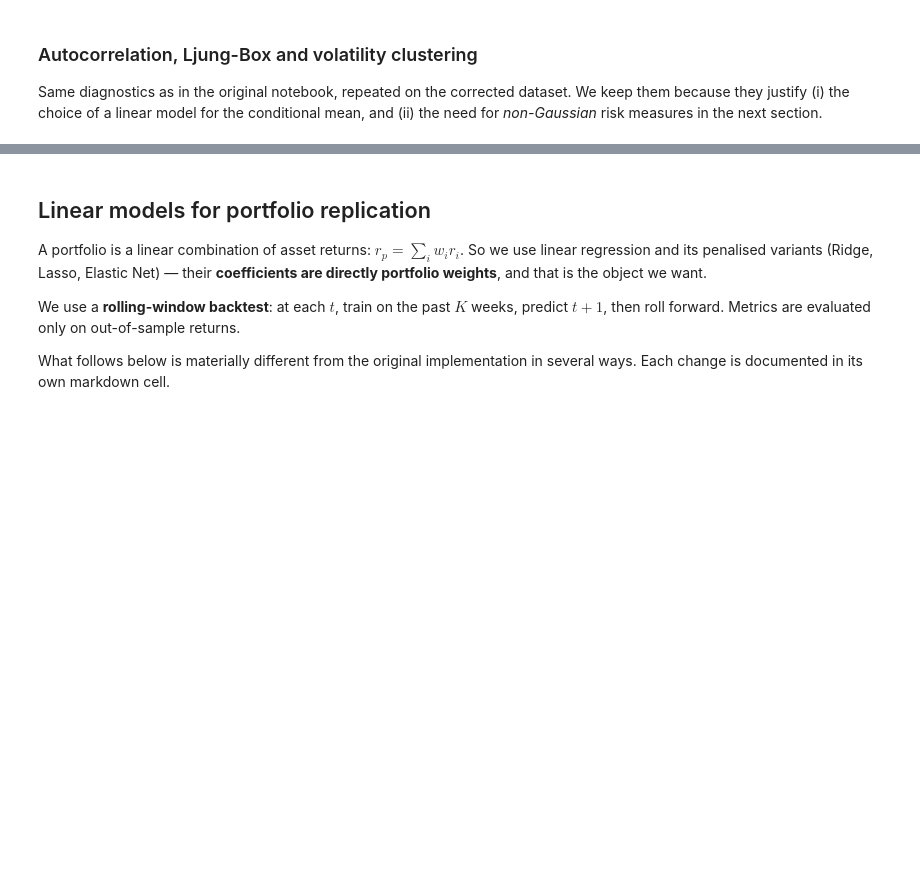
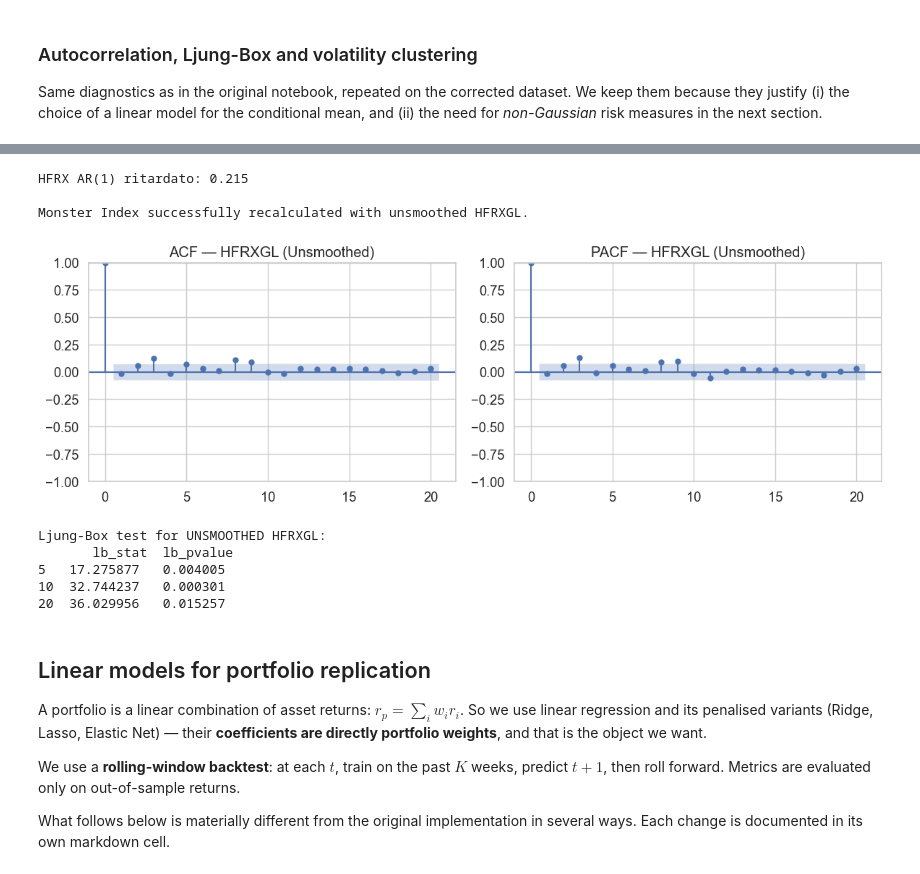
Before and after one commit to SimoneCerrone/FINTECH, a Jupyter notebook: assignment_3/Portfolio_ReplicaPoliMI_v3.ipynb, the cells around one changed output, grey strips where cells are left out. Saved outputs shown, nothing was run; the diff lists cells and outputs as text; code cells hidden in the pictures; blank space fills up the shorter version.

```diff
--- a/assignment_3/Portfolio_ReplicaPoliMI_v3.ipynb
+++ b/assignment_3/Portfolio_ReplicaPoliMI_v3.ipynb
@@ -441,3 +481,53 @@ MXWD
+# %%
+# 1. Unsmooth HFRXGL
+def unsmooth_ar1(series):
+    rho = series.autocorr(lag=1)
+    unsmoothed = (series - rho * series.shift(1)) / (1 - rho)
+    return unsmoothed.dropna(), rho
+
+hfrx_ret = data['HFRXGL'].pct_change().dropna()
+hfrx_unsmoothed, rho = unsmooth_ar1(hfrx_ret)
+print(f"HFRX AR(1) ritardato: {rho:.3f}")
+
+# 2. Recalculate the Monster Index
+comp_unsmoothed = pd.DataFrame({
+    'HFRXGL':   hfrx_unsmoothed,
+    'MXWO':     data['MXWO'].pct_change(),
+    'LEGATRUU': data['LEGATRUU'].pct_change()
+}).dropna()
+
+# Override the global target
+target_unsmoothed = sum(comp_unsmoothed[c] * WEIGHTS[c] for c in WEIGHTS)
+target_unsmoothed.name = 'Monster_Index_Unsmoothed'
+print("\nMonster Index successfully recalculated with unsmoothed HFRXGL.")
+# %% [output]
+HFRX AR(1) ritardato: 0.215
+
+Monster Index successfully recalculated with unsmoothed HFRXGL.
+# %%
+from pandas import plotting
+from pandas import plotting
+from pandas import plotting
+from pandas import plotting
+from pandas import plotting
+from pandas import plotting
+# Verify the unsmoothing worked
+fig, ax = plt.subplots(1, 2, figsize=(12, 4))
+plot_acf(hfrx_unsmoothed, lags=20, ax=ax[0], title='ACF — HFRXGL (Unsmoothed)')
+plot_pacf(hfrx_unsmoothed, lags=20, ax=ax[1], title='PACF — HFRXGL (Unsmoothed)')
+plt.tight_layout()
+plt.show()
+
+# Ljung-Box test
+lb = acorr_ljungbox(hfrx_unsmoothed, lags=[5, 10, 20], return_df=True)
+print("Ljung-Box test for UNSMOOTHED HFRXGL:\n", lb)
+# %% [output]
+[figure, added]
+Ljung-Box test for UNSMOOTHED HFRXGL:
+       lb_stat  lb_pvalue
+5   17.275877   0.004005
+10  32.744237   0.000301
+20  36.029956   0.015257
 # %% [markdown]
 ## Linear models for portfolio replication
 
```
Also changed, not shown: parts of 10 cells of this notebook.
